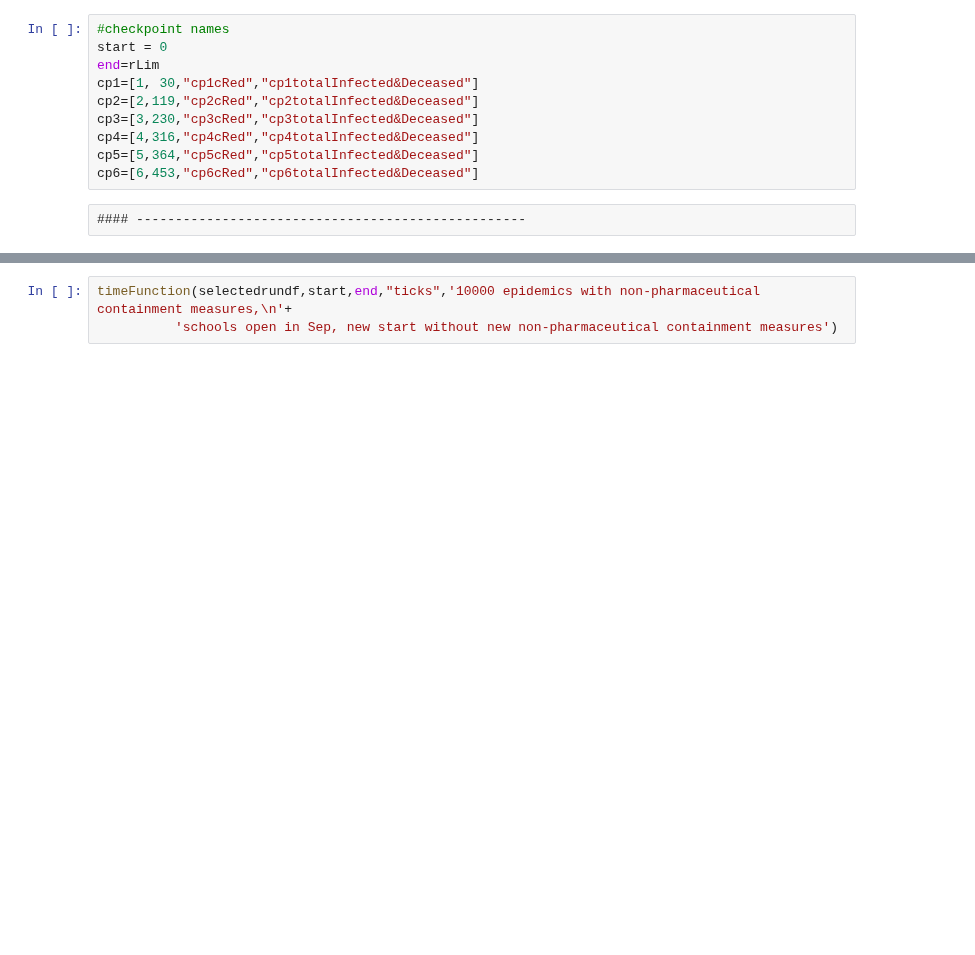
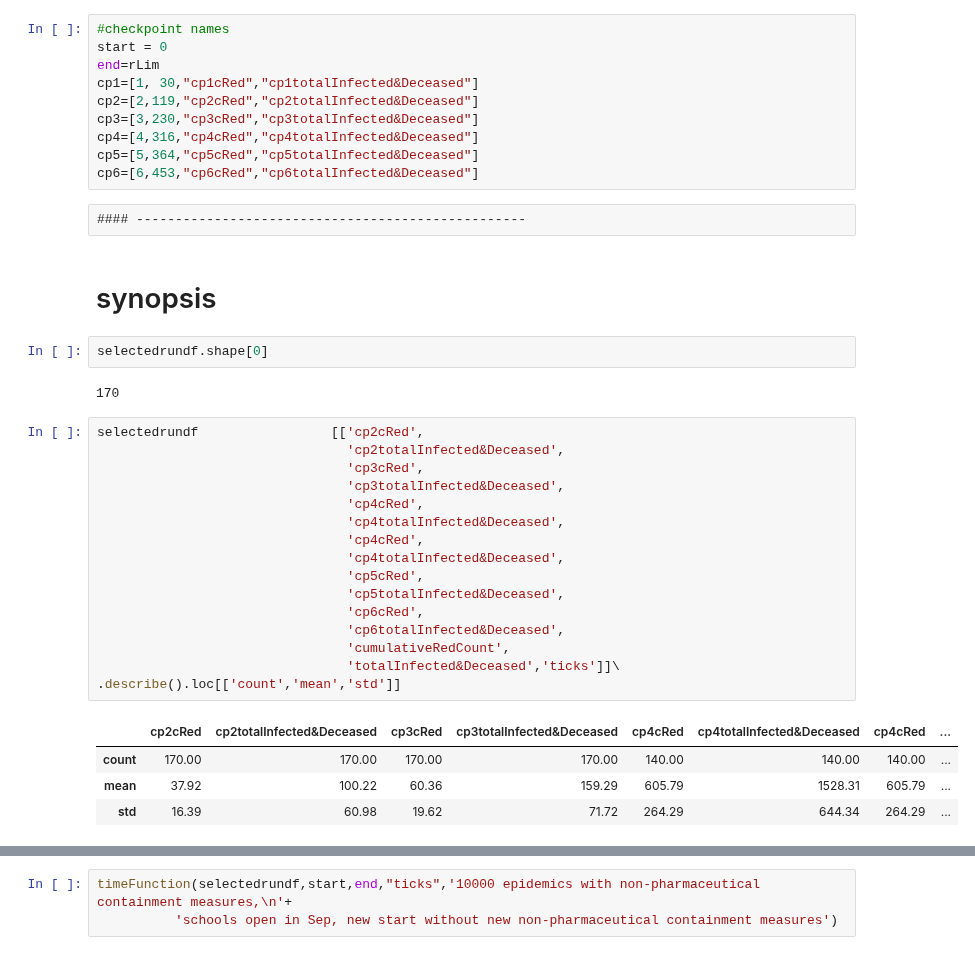
Before and after one commit to terna/readSIsaR_BatchResults, a Jupyter notebook: selectResults10kStableSeedsCPoints_basicControlB_schoolOpenSeptChangingWorld_plusHMlog.ipynb, the cells around one changed output, grey strips where cells are left out. Drawn from its saved outputs; the diff is of its cells as text; blank space fills up the shorter version.

```diff
--- a/selectResults10kStableSeedsCPoints_basicControlB_schoolOpenSeptChangingWorld_plusHMlog.ipynb
+++ b/selectResults10kStableSeedsCPoints_basicControlB_schoolOpenSeptChangingWorld_plusHMlog.ipynb
@@ -353,3 +351,30 @@ cp5=[5,364,"cp5cRed","cp5totalInfected&Deceased"]
 cp6=[6,453,"cp6cRed","cp6totalInfected&Deceased"]
 # %% [raw]
 #### --------------------------------------------------
+# %% [markdown]
+# synopsis
+# %%
+selectedrundf.shape[0]
+# %% [output]
+170
+# %%
+selectedrundf                 [['cp2cRed',
+                                'cp2totalInfected&Deceased',
+                                'cp3cRed',
+                                'cp3totalInfected&Deceased',
+                                'cp4cRed',
+                                'cp4totalInfected&Deceased',
+                                'cp4cRed',
+                                'cp4totalInfected&Deceased',
+                                'cp5cRed',
+                                'cp5totalInfected&Deceased',
+                                'cp6cRed',
+                                'cp6totalInfected&Deceased',
+                                'cumulativeRedCount',
+                                'totalInfected&Deceased','ticks']]\
+.describe().loc[['count','mean','std']]
+# %% [output]
+|  | cp2cRed | cp2totalInfected&Deceased | cp3cRed | cp3totalInfected&Deceased | cp4cRed | cp4totalInfected&Deceased | cp4cRed | ... |
+| count | 170.00 | 170.00 | 170.00 | 170.00 | 140.00 | 140.00 | 140.00 | ... |
+| mean | 37.92 | 100.22 | 60.36 | 159.29 | 605.79 | 1528.31 | 605.79 | ... |
+| std | 16.39 | 60.98 | 19.62 | 71.72 | 264.29 | 644.34 | 264.29 | ... |
```
Also changed, not shown: parts of 2 cells of this notebook, 7 other files.
